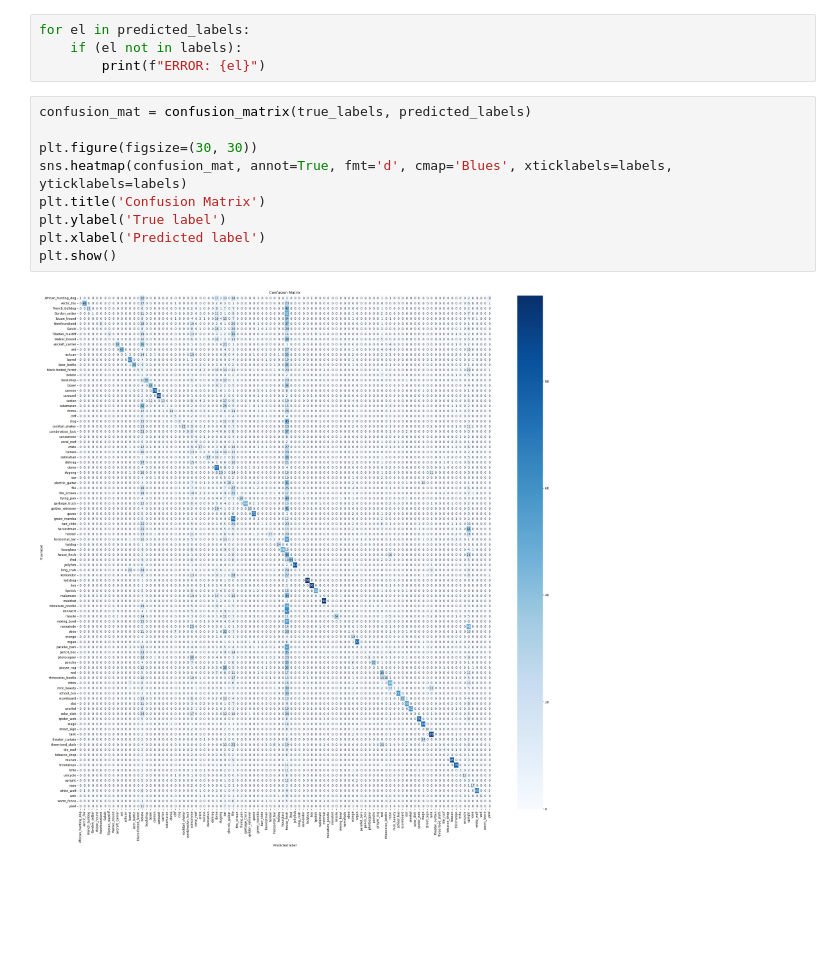
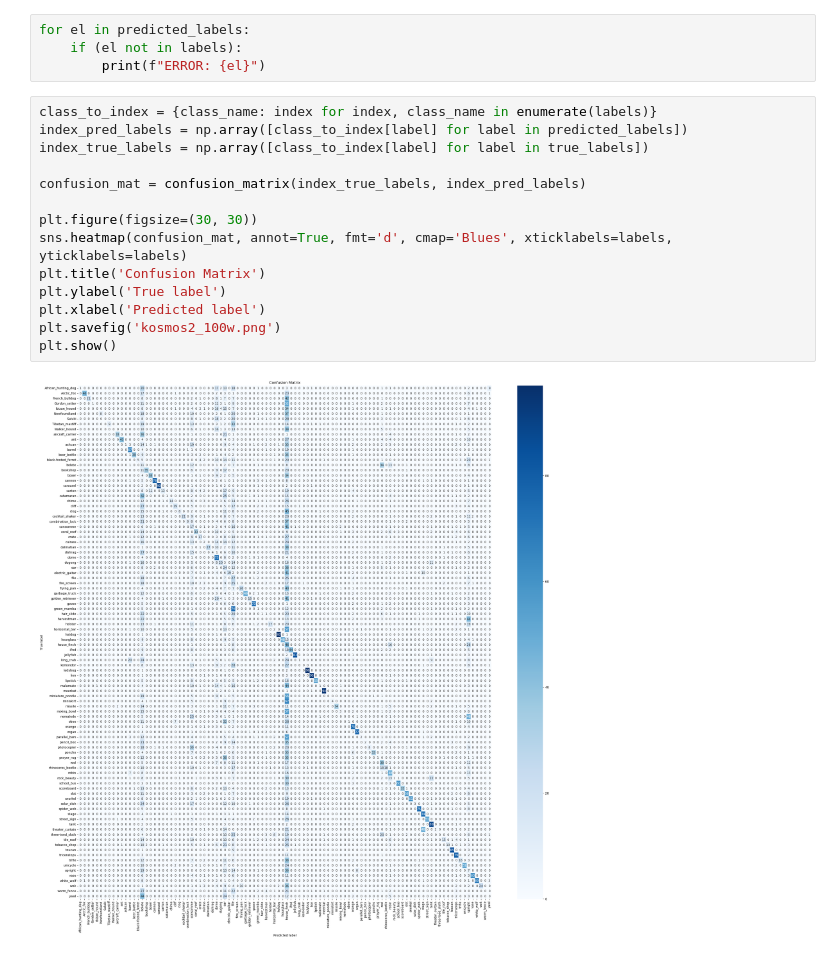
Before and after one commit to the-future-dev/MLLMs-vs-CV, a Jupyter notebook: paper_code/models_evaluation/KOSMOS/kosmos2_100w_vs_miniImageNet.ipynb, the cells around one changed output. Drawn from its saved outputs; the diff is of its cells as text; blank space fills up the shorter version.

```diff
--- a/paper_code/models_evaluation/KOSMOS/kosmos2_100w_vs_miniImageNet.ipynb
+++ b/paper_code/models_evaluation/KOSMOS/kosmos2_100w_vs_miniImageNet.ipynb
@@ -60,16 +60,21 @@ for el in predicted_labels:
     if (el not in labels):
         print(f"ERROR: {el}")
 # %%
-confusion_mat = confusion_matrix(true_labels, predicted_labels)
+class_to_index = {class_name: index for index, class_name in enumerate(labels)}
+index_pred_labels = np.array([class_to_index[label] for label in predicted_labels])
+index_true_labels = np.array([class_to_index[label] for label in true_labels])
+
+confusion_mat = confusion_matrix(index_true_labels, index_pred_labels)
 
 plt.figure(figsize=(30, 30))
 sns.heatmap(confusion_mat, annot=True, fmt='d', cmap='Blues', xticklabels=labels, yticklabels=labels)
 plt.title('Confusion Matrix')
 plt.ylabel('True label')
 plt.xlabel('Predicted label')
+plt.savefig('kosmos2_100w.png')
 plt.show()
 # %% [output]
-[figure, old version]
+[figure, new version]
 # %%
 classification_report = classification_report(true_labels, predicted_labels, target_names=labels)
 
```
Also changed, not shown: parts of 1 cell of this notebook, 8 other files.
